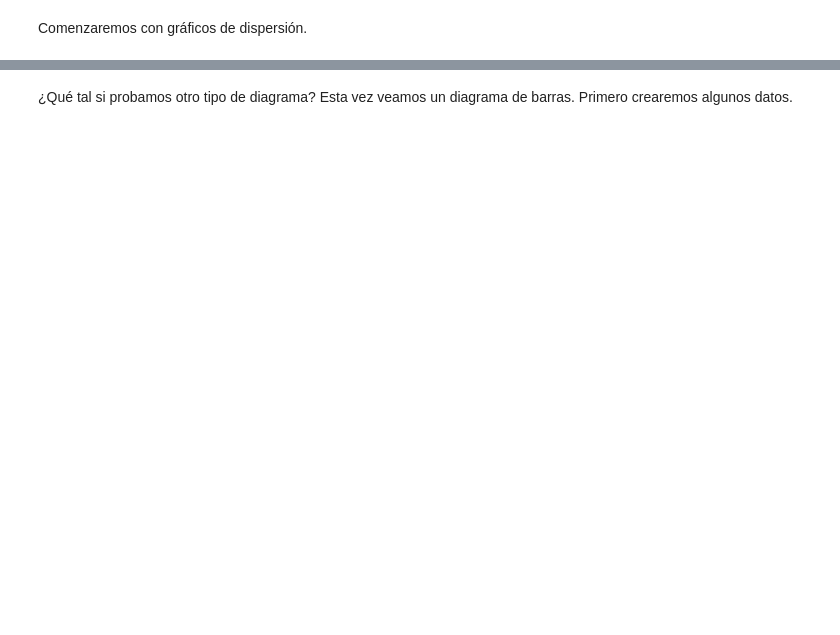
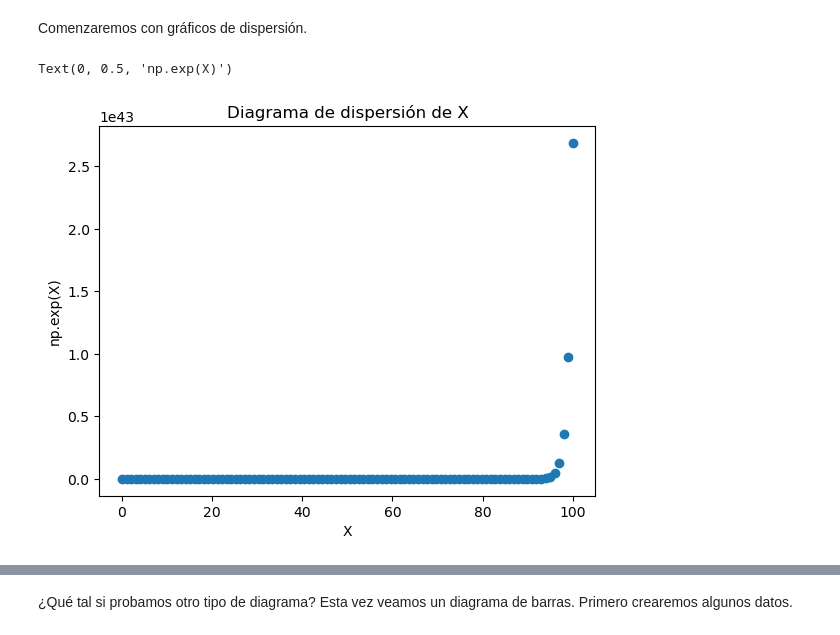
Before and after one commit to AlexDotel/Practicas-Machine-Learning, a Jupyter notebook: Ejercicio_Matplotlib.ipynb, the cells around one changed output, grey strips where cells are left out. Cells and saved outputs as stored; diff of their text form; code cells hidden in the pictures; blank space fills up the shorter version.

```diff
--- a/Ejercicio_Matplotlib.ipynb
+++ b/Ejercicio_Matplotlib.ipynb
@@ -94,3 +126,14 @@ import numpy as np
 # %% [markdown]
 Comenzaremos con gráficos de dispersión.
+# %%
+# Crea un diagrama de dispersión de X versus el exponencial de X (np.exp(X))
+fig, ax = plt.subplots()
+ax.scatter(x, np.exp(x))
+# Agregar título y etiquetas
+ax.set_title('Diagrama de dispersión de X')
+ax.set_xlabel('X')
+ax.set_ylabel('np.exp(X)')
+# %% [output]
+Text(0, 0.5, 'np.exp(X)')
+[figure, added]
 # %%
```
Also changed, not shown: parts of 17 cells of this notebook, 1 other file.
